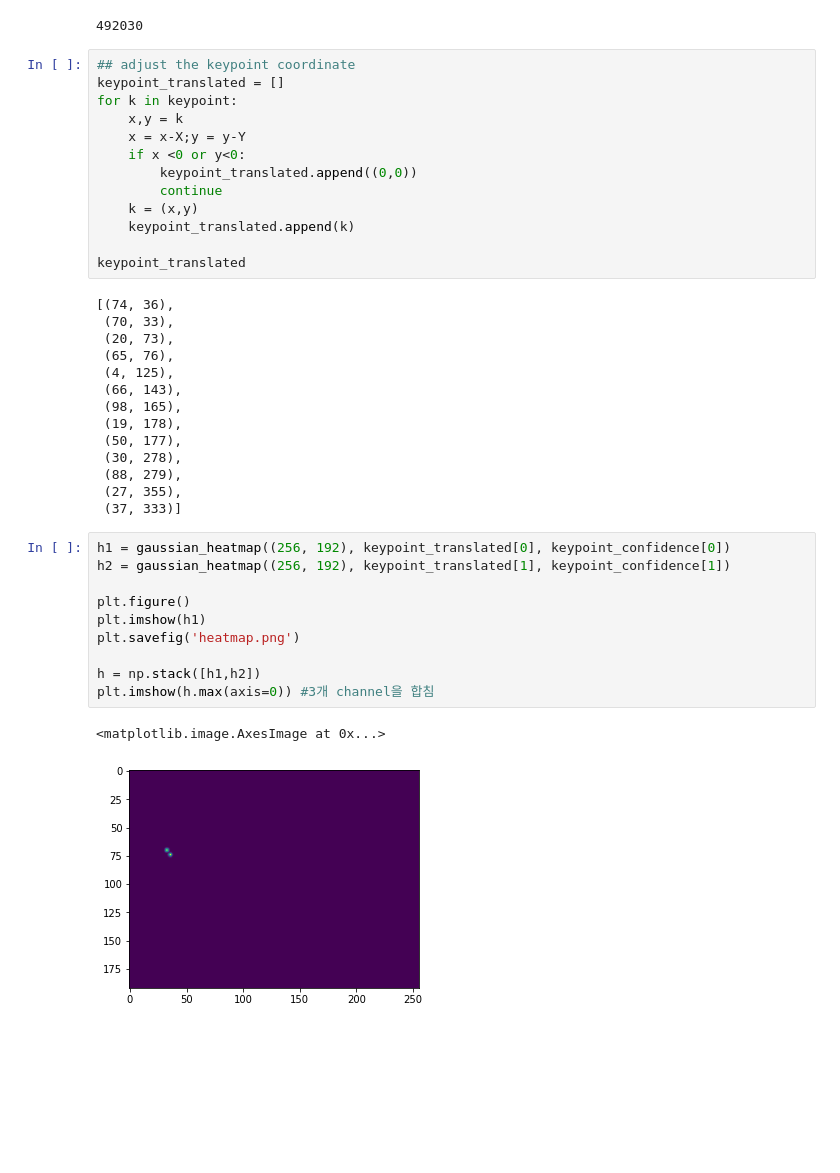
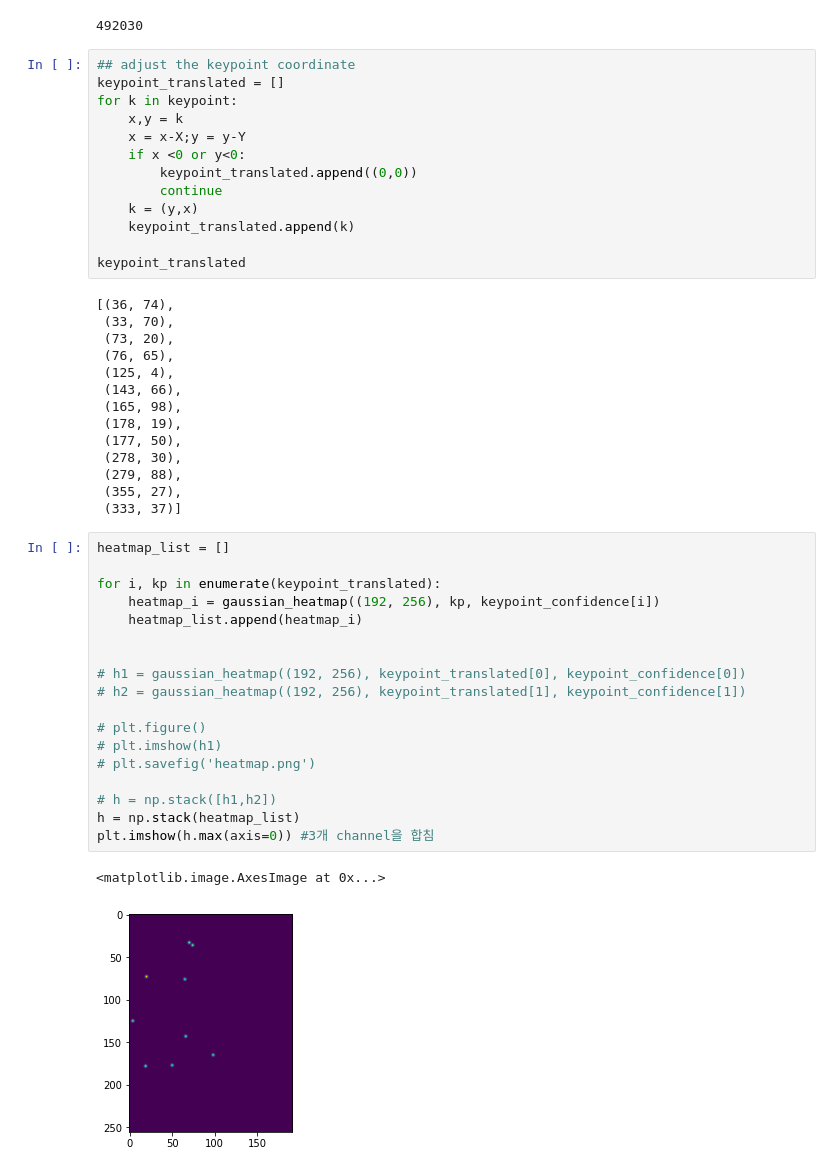
Before and after one commit to LittleSunfish/Human-Pose-Estimation, a Jupyter notebook: heatmap.ipynb, the cells around one changed output. Drawn from its saved outputs; the diff is of its cells as text; blank space fills up the shorter version.

```diff
--- a/heatmap.ipynb
+++ b/heatmap.ipynb
@@ -108,34 +112,42 @@ for k in keypoint:
     if x <0 or y<0:
         keypoint_translated.append((0,0))
         continue
-    k = (x,y)
+    k = (y,x)
     keypoint_translated.append(k)
 
 keypoint_translated
 # %% [output]
-[(74, 36),
- (70, 33),
- (20, 73),
- (65, 76),
- (4, 125),
- (66, 143),
- (98, 165),
- (19, 178),
- (50, 177),
- (30, 278),
- (88, 279),
- (27, 355),
- (37, 333)]
+[(36, 74),
+ (33, 70),
+ (73, 20),
+ (76, 65),
+ (125, 4),
+ (143, 66),
+ (165, 98),
+ (178, 19),
+ (177, 50),
+ (278, 30),
+ (279, 88),
+ (355, 27),
+ (333, 37)]
 # %%
-h1 = gaussian_heatmap((256, 192), keypoint_translated[0], keypoint_confidence[0])
-h2 = gaussian_heatmap((256, 192), keypoint_translated[1], keypoint_confidence[1])
+heatmap_list = []
 
-plt.figure()
-plt.imshow(h1)
-plt.savefig('heatmap.png')
+for i, kp in enumerate(keypoint_translated):
+    heatmap_i = gaussian_heatmap((192, 256), kp, keypoint_confidence[i])
+    heatmap_list.append(heatmap_i)
 
-h = np.stack([h1,h2])
+
+# h1 = gaussian_heatmap((192, 256), keypoint_translated[0], keypoint_confidence[0])
+# h2 = gaussian_heatmap((192, 256), keypoint_translated[1], keypoint_confidence[1])
+
+# plt.figure()
+# plt.imshow(h1)
+# plt.savefig('heatmap.png')
+
+# h = np.stack([h1,h2])
+h = np.stack(heatmap_list)
 plt.imshow(h.max(axis=0)) #3개 channel을 합침
 # %% [output]
 <matplotlib.image.AxesImage at 0x...>
-[figure, old version]
+[figure, new version]
```
Also changed, not shown: parts of 1 cell of this notebook, 1 other file.
